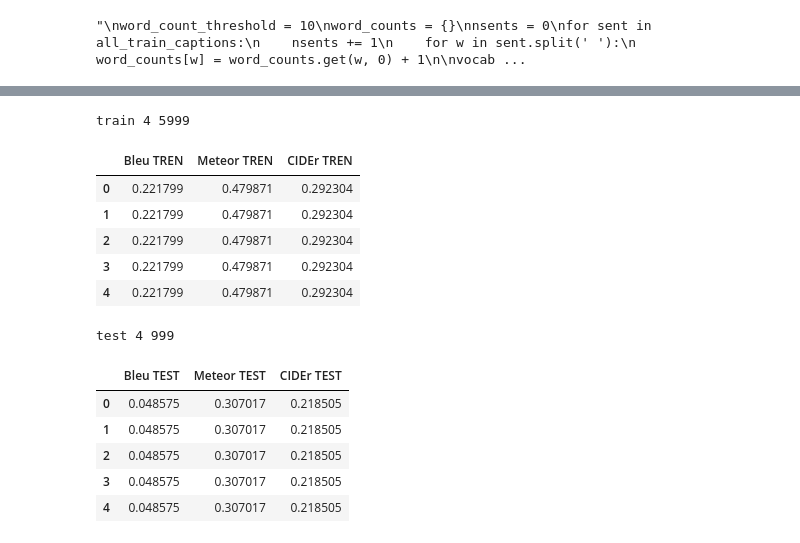
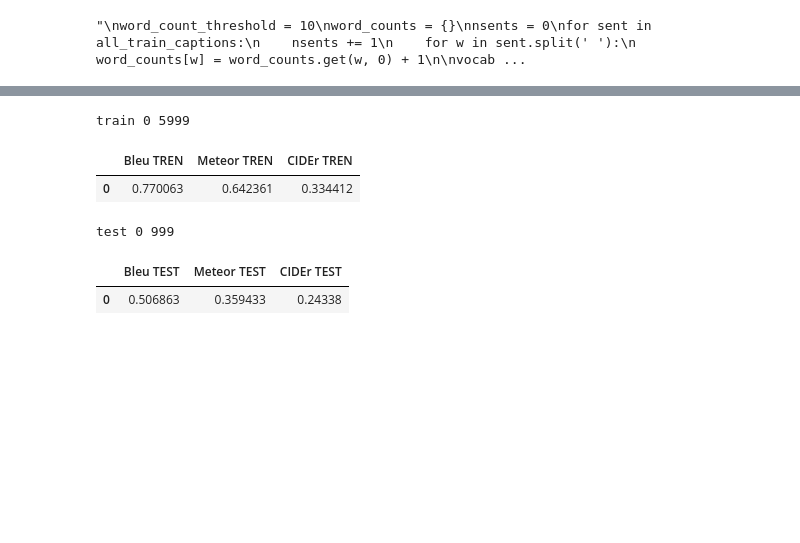
Before and after one commit to anvime/image-captioning, a Jupyter notebook: framework_attention_transformers.ipynb, the cells around one changed output, grey strips where cells are left out. Saved outputs shown, nothing was run; the diff lists cells and outputs as text; code cells hidden in the pictures; blank space fills up the shorter version.

```diff
--- a/framework_attention_transformers.ipynb
+++ b/framework_attention_transformers.ipynb
@@ -837,8 +890,8 @@ def evaluate(image):
   img_tensor_val = image_features_extract_model(temp_input)
   img_tensor_val = tf.reshape(img_tensor_val, (img_tensor_val.shape[0], -1, img_tensor_val.shape[3]))
 
-  start_token = tokenizer.word_index['<start>']
-  end_token = tokenizer.word_index['<end>']
+  start_token = tokenizer.word_index['startseq']
+  end_token = tokenizer.word_index['endseq']
 
   #decoder input is start token.
   decoder_input = [start_token]
@@ -879,18 +932,16 @@ def plot_attention(image, result, attention_plot):
    plt.tight_layout()
    plt.show()
 # %%
-def final_prediction(result):
+def remove_unknown_token(result):
     #remove "<unk>" in result
     for i in result:
         if i=="<unk>":
             result.remove(i)
 
-
-    #remove endseq from result
-    result_join = ' '.join(result)
-    result_final = result_join.rsplit(" ", 1)[0]
-
-    return result_final
+    return result
+# %%
+def final_prediction(result):
+    return ' '.join(remove_unknown_token(result))
 # %%
 ### end of local attention
 # %%
@@ -919,7 +970,7 @@ print('preprocessed words %d -> %d' % (len(word_counts), len(vocab)))
 #model.load_weights(config["lstm_model_save_path"])
 # %%
 #### Results
-for i in range(0,5):
+for i in range(0,20):
     pic = test_img[i]
     x = np.array(Image.open(pic))
     #get image name from image path
@@ -931,7 +982,7 @@ for i in range(0,5):
 
     result,output,attention_weights = evaluate(pic)
 
-    print("\nLocal attention:", final_prediction(result))
+    print("\nTransformers attention:", final_prediction(result))
     #plot_attention(pic, result, attention_plot)
 # %% [output]
 [figure]
@@ -988,7 +1045,7 @@ bleu_train_scores = []
 meteor_train_scores = []
 cider_train_scores = []
 
-for i in range(0,5):
+for i in range(0,1):
     bleu_train_scores.append([])
     meteor_train_scores.append([])
     cider_train_scores.append([])
@@ -1004,50 +1061,48 @@ for i in range(0,5):
         actual_desc_4 = descriptions[pic.split('/')[2].split('.')[0]][4]
 
         result,output,attention_weights = evaluate(pic)
+        result = remove_unknown_token(result)
+
         bleu_train_scores[i].append(
             sentence_bleu(
                 [actual_desc_0.split(), actual_desc_1.split(), actual_desc_2.split(),
                  actual_desc_3.split(), actual_desc_4.split()],
-                final_prediction(result).split())
+                final_prediction(result).split(), weights=(1.0,0,0,0))
         )
         meteor_train_scores[i].append(meteor_score(descriptions[pic.split('/')[2].split('.')[0]],final_prediction(result)))
         cider_train_scores[i].append(cider(descriptions[pic.split('/')[2].split('.')[0]],final_prediction(result))[0][0])
 
         clear_output(wait=True)
         print('train',i,j, flush=True)
 
 result_data_tren = {}
 
 #calculate mean score based on socres list for each metric
-for i in range(0,5):
+for i in range(0,1):
     result_data_tren[str(i)] = [
         mean(bleu_train_scores[i]),
         mean(meteor_train_scores[i]),
         mean(cider_train_scores[i]),
     ]
 
 result = pd.DataFrame.from_dict(
     result_data_tren,
     orient='index',
     columns=['Bleu TREN','Meteor TREN','CIDEr TREN']
 )
 
 result
 # %% [output]
-train 4 5999
+train 0 5999
 |  | Bleu TREN | Meteor TREN | CIDEr TREN |
-| 0 | 0.221799 | 0.479871 | 0.292304 |
-| 1 | 0.221799 | 0.479871 | 0.292304 |
-| 2 | 0.221799 | 0.479871 | 0.292304 |
-| 3 | 0.221799 | 0.479871 | 0.292304 |
-| 4 | 0.221799 | 0.479871 | 0.292304 |
+| 0 | 0.770063 | 0.642361 | 0.334412 |
 # %%
 #preparation of metrics lists
 bleu_test_scores = []
 meteor_test_scores = []
 cider_test_scores = []
 
-for i in range(0,5):
+for i in range(0,1):
 
     bleu_test_scores.append([])
     meteor_test_scores.append([])
@@ -1064,11 +1119,13 @@ for i in range(0,5):
         actual_desc_4 = descriptions[pic.split('/')[2].split('.')[0]][4]
 
         result,output,attention_weights = evaluate(pic)
+        result = remove_unknown_token(result)
+
         bleu_test_scores[i].append(
             sentence_bleu(
                 [actual_desc_0.split(), actual_desc_1.split(), actual_desc_2.split(),
                  actual_desc_3.split(), actual_desc_4.split()],
-                final_prediction(result).split())
+                final_prediction(result).split(), weights=(1.0,0,0,0))
         )
         meteor_test_scores[i].append(meteor_score(descriptions[pic.split('/')[2].split('.')[0]],final_prediction(result)))
         cider_test_scores[i].append(cider(descriptions[pic.split('/')[2].split('.')[0]],final_prediction(result))[0][0])
@@ -1080,7 +1137,7 @@ for i in range(0,5):
 result_data_test = {}
 
 #calculate mean score based on socres list for each metric
-for i in range(0,5):
+for i in range(0,1):
     result_data_test[str(i)] = [
         mean(bleu_test_scores[i]),
         mean(meteor_test_scores[i]),
@@ -1095,10 +1152,6 @@ result = pd.DataFrame.from_dict(
 
 result
 # %% [output]
-test 4 999
+test 0 999
 |  | Bleu TEST | Meteor TEST | CIDEr TEST |
-| 0 | 0.048575 | 0.307017 | 0.218505 |
-| 1 | 0.048575 | 0.307017 | 0.218505 |
-| 2 | 0.048575 | 0.307017 | 0.218505 |
-| 3 | 0.048575 | 0.307017 | 0.218505 |
-| 4 | 0.048575 | 0.307017 | 0.218505 |
+| 0 | 0.506863 | 0.359433 | 0.24338 |
```
Also changed, not shown: parts of 10 cells of this notebook, 1 other file.
